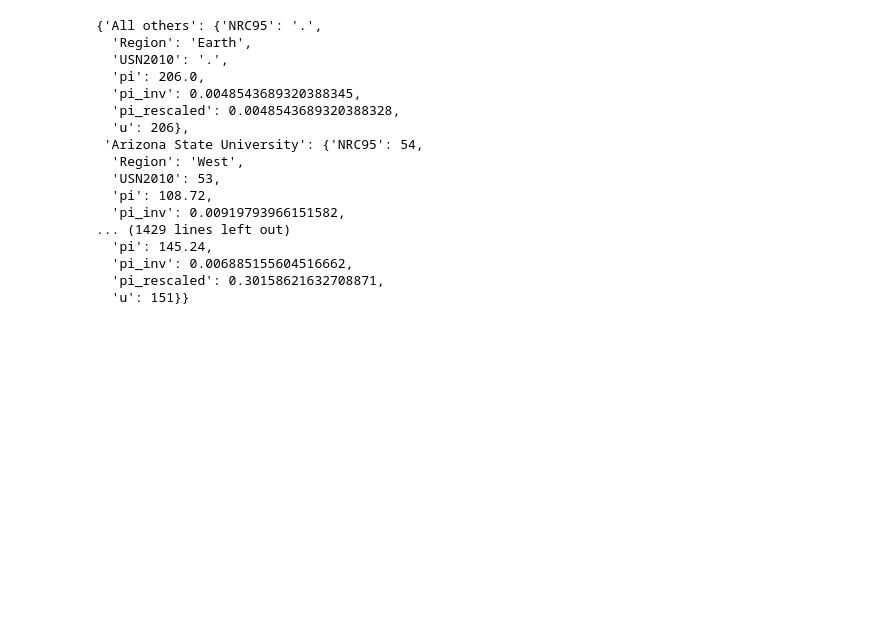
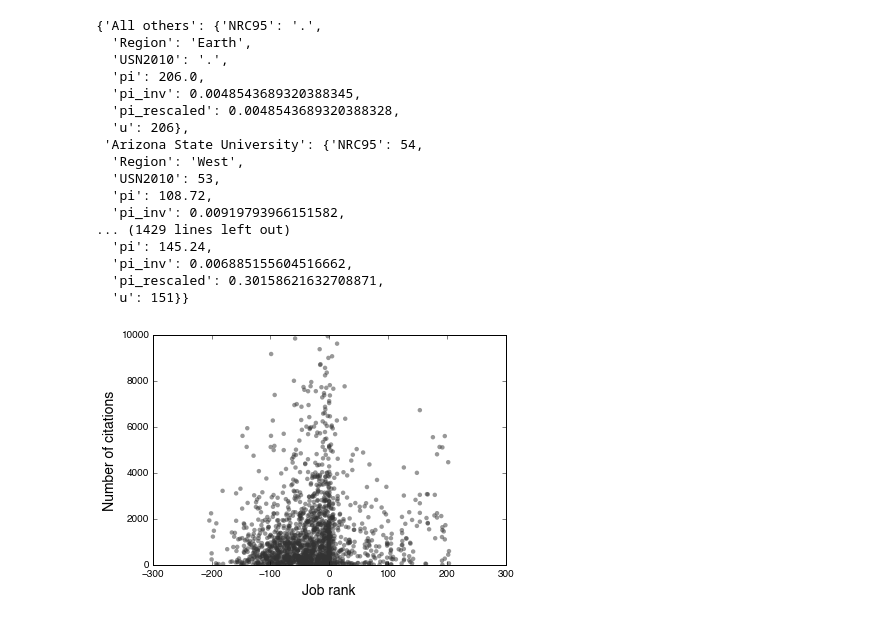
Before and after one commit to samfway/faculty_hiring, a Jupyter notebook: notebooks/Exploration_Publication_Stats.ipynb, the cells around one changed output. Saved outputs shown, nothing was run; the diff lists cells and outputs as text; code cells hidden in the pictures; blank space fills up the shorter version.

```diff
--- a/notebooks/Exploration_Publication_Stats.ipynb
+++ b/notebooks/Exploration_Publication_Stats.ipynb
@@ -500,3 +595,32 @@ inst
   'pi_inv': 0.006885155604516662,
   'pi_rescaled': 0.30158621632708871,
   'u': 151}}
+# %%
+fig, ax = plt.subplots(1, 1, figsize=(6,4))
+
+ranks = []
+citations = []
+
+for f in faculty:
+    if 'gs_pubs' in f:
+        inst_rank = inst.get(f.first_asst_job_location, inst['UNKNOWN'])['pi']
+        phd_rank = inst.get(f.phd_location, inst['UNKNOWN'])['pi']
+        ranks.append(phd_rank - inst_rank)
+
+        num_citations = 0
+        for pub in f['gs_pubs']:
+            if 'cited' in pub:
+                try:
+                    if pub['year'] <= f.first_asst_job_year + 1:
+                        num_citations += int(pub['cited'])
+                except:
+                    pass
+        citations.append(num_citations)
+
+ax.scatter(ranks, citations, c='0.2', edgecolor='None', alpha=0.5)
+ax.set_ylabel('Number of citations', fontsize=LABEL_SIZE)
+ax.set_xlabel('Job rank', fontsize=LABEL_SIZE)
+ax.set_ylim(0, 10000)
+plt.show()
+# %% [output]
+[figure, added]
```
Also changed, not shown: parts of 5 cells of this notebook, 5 other files.
